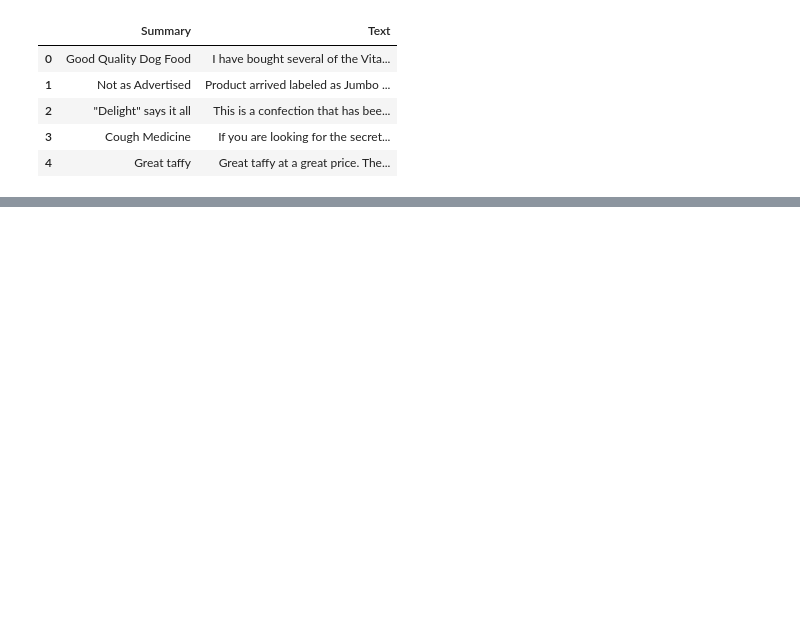
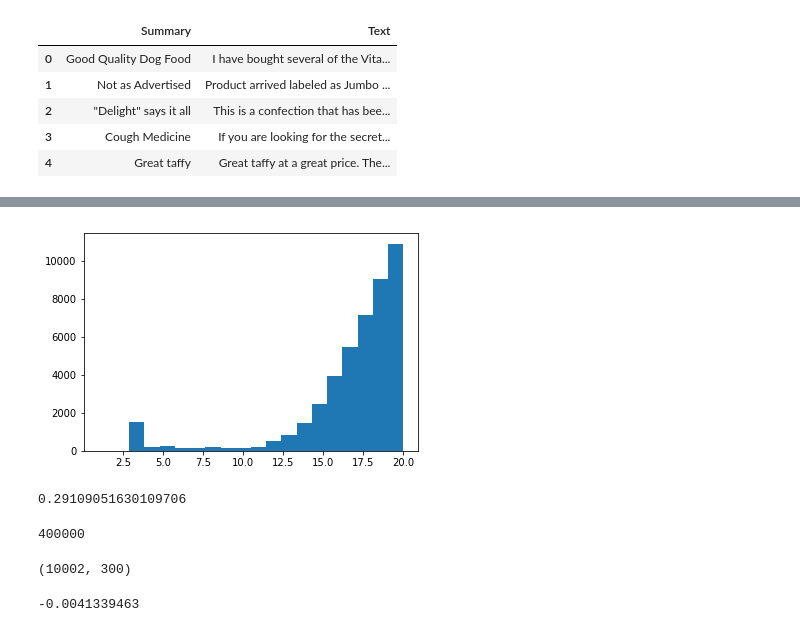
Before and after one commit to varenick/models, a Jupyter notebook: textsum/amazon_food_reviews_prepare.ipynb, the cells around one changed output, grey strips where cells are left out. Drawn from its saved outputs; the diff is of its cells as text; code cells hidden in the pictures; blank space fills up the shorter version.

```diff
--- a/textsum/amazon_food_reviews_prepare.ipynb
+++ b/textsum/amazon_food_reviews_prepare.ipynb
@@ -289,0 +291,8 @@ secret
+# %%
+_ = plt.hist([len(text.split()) for text in clean_texts], bins=20, range=(1, 20))
+# %% [output]
+[figure, added]
+# %%
+sum([len(text.split()) < 30 for text in clean_texts]) / len(clean_summaries)
+# %% [output]
+0.29109051630109706
@@ -289,0 +328,29 @@ secret
+# %%
+embed_dim = 300
+token_to_embed = dict()
+
+with open('/home/mburcev/varenick/glove6B/glove.6B.300d.txt') as glove_file:
+    for line in glove_file:
+        contents = line.split()
+        token = contents[0]
+        embed = np.asarray(contents[1:], dtype='float32')
+        token_to_embed[token] = embed
+
+len(token_to_embed)
+# %% [output]
+400000
+# %%
+embedding_matrix = np.zeros((vocab_size + 2, embed_dim), dtype='float32')
+
+for token_id in range(vocab_size + 2):
+    token = vocab[token_id]
+    if token in token_to_embed:
+        embedding_matrix[token_id] = token_to_embed[token]
+
+embedding_matrix.shape
+# %% [output]
+(10002, 300)
+# %%
+embedding_matrix.mean()
+# %% [output]
+-0.0041339463
```
Also changed, not shown: parts of 12 cells of this notebook, 11 other files.
